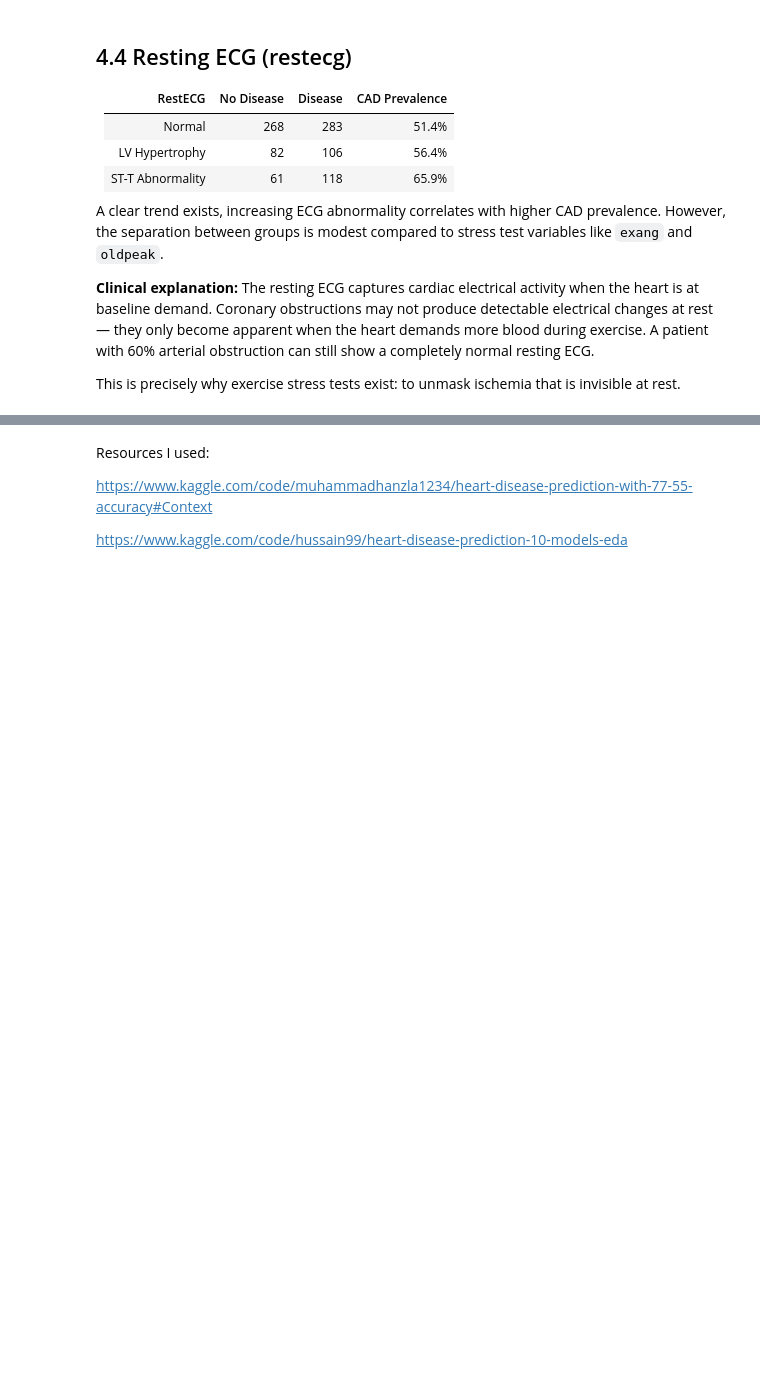
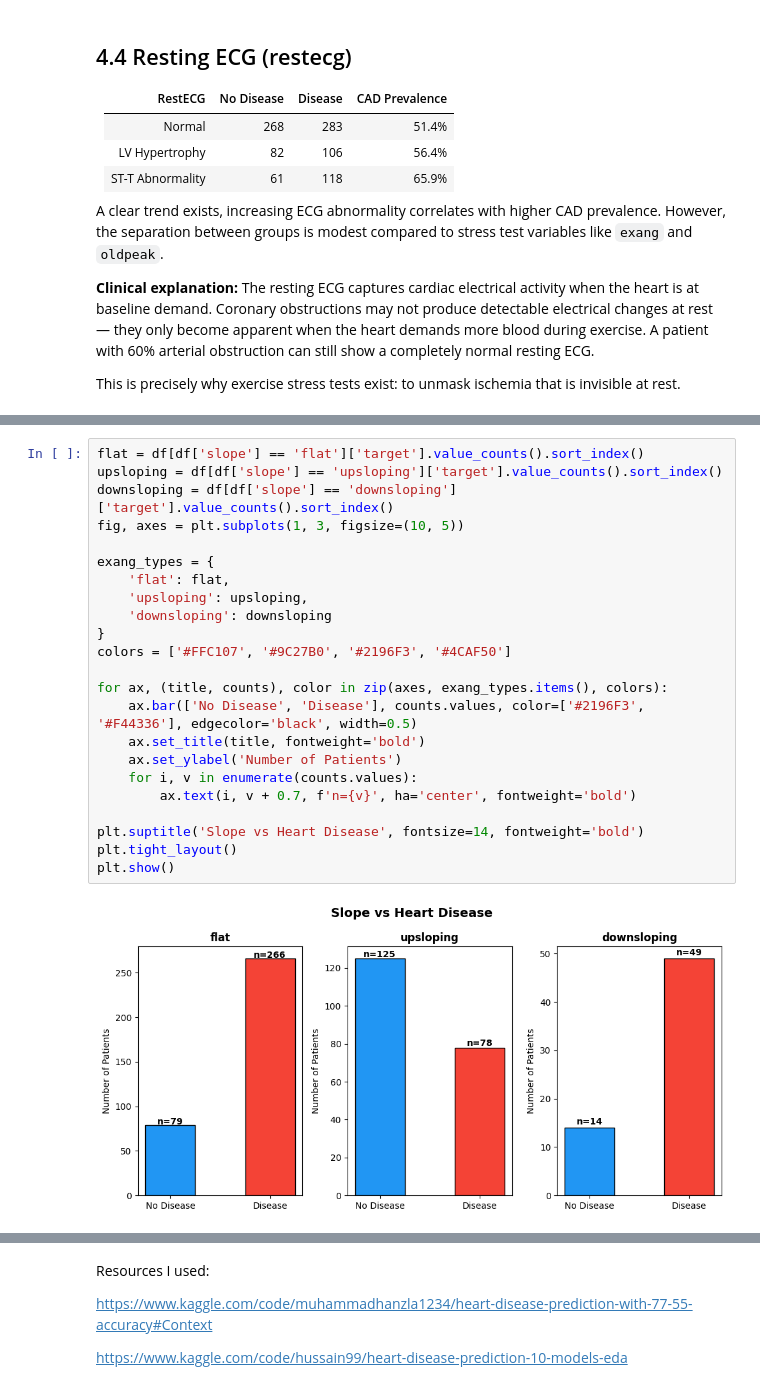
Before and after one commit to JoaquinCar/heart-disease-risk-predictor, a Jupyter notebook: data/EDA.ipynb, the cells around one changed output, grey strips where cells are left out. Cells and saved outputs as stored; diff of their text form; blank space fills up the shorter version.

```diff
--- a/data/EDA.ipynb
+++ b/data/EDA.ipynb
@@ -1019,0 +1049,25 @@ ischemia that is invisible at rest.
+# %%
+flat = df[df['slope'] == 'flat']['target'].value_counts().sort_index()
+upsloping = df[df['slope'] == 'upsloping']['target'].value_counts().sort_index()
+downsloping = df[df['slope'] == 'downsloping']['target'].value_counts().sort_index()
+fig, axes = plt.subplots(1, 3, figsize=(10, 5))
+
+exang_types = {
+    'flat': flat,
+    'upsloping': upsloping,
+    'downsloping': downsloping
+}
+colors = ['#FFC107', '#9C27B0', '#2196F3', '#4CAF50']
+
+for ax, (title, counts), color in zip(axes, exang_types.items(), colors):
+    ax.bar(['No Disease', 'Disease'], counts.values, color=['#2196F3', '#F44336'], edgecolor='black', width=0.5)
+    ax.set_title(title, fontweight='bold')
+    ax.set_ylabel('Number of Patients')
+    for i, v in enumerate(counts.values):
+        ax.text(i, v + 0.7, f'n={v}', ha='center', fontweight='bold')
+
+plt.suptitle('Slope vs Heart Disease', fontsize=14, fontweight='bold')
+plt.tight_layout()
+plt.show()
+# %% [output]
+[figure, added]
```
Also changed, not shown: parts of 10 cells of this notebook, 1 other file.
